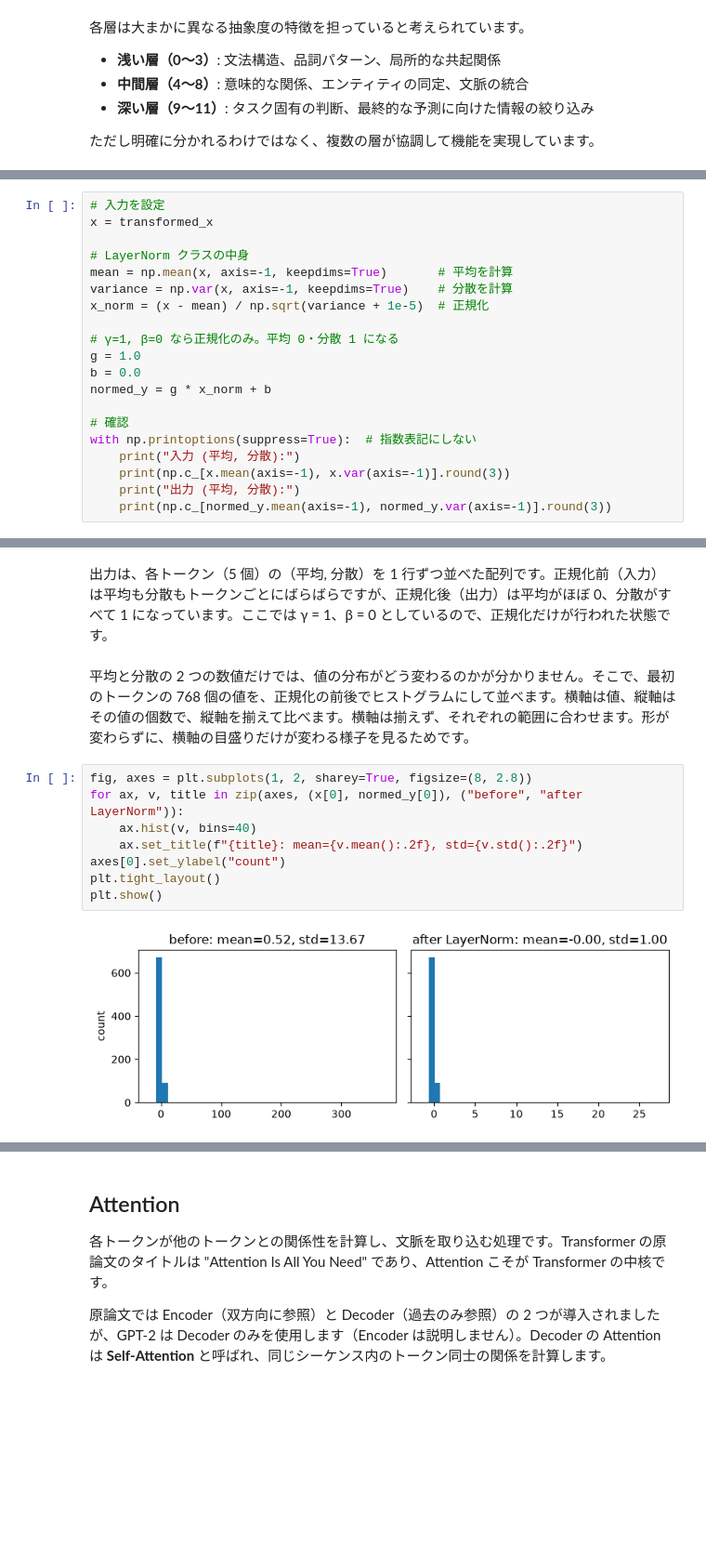
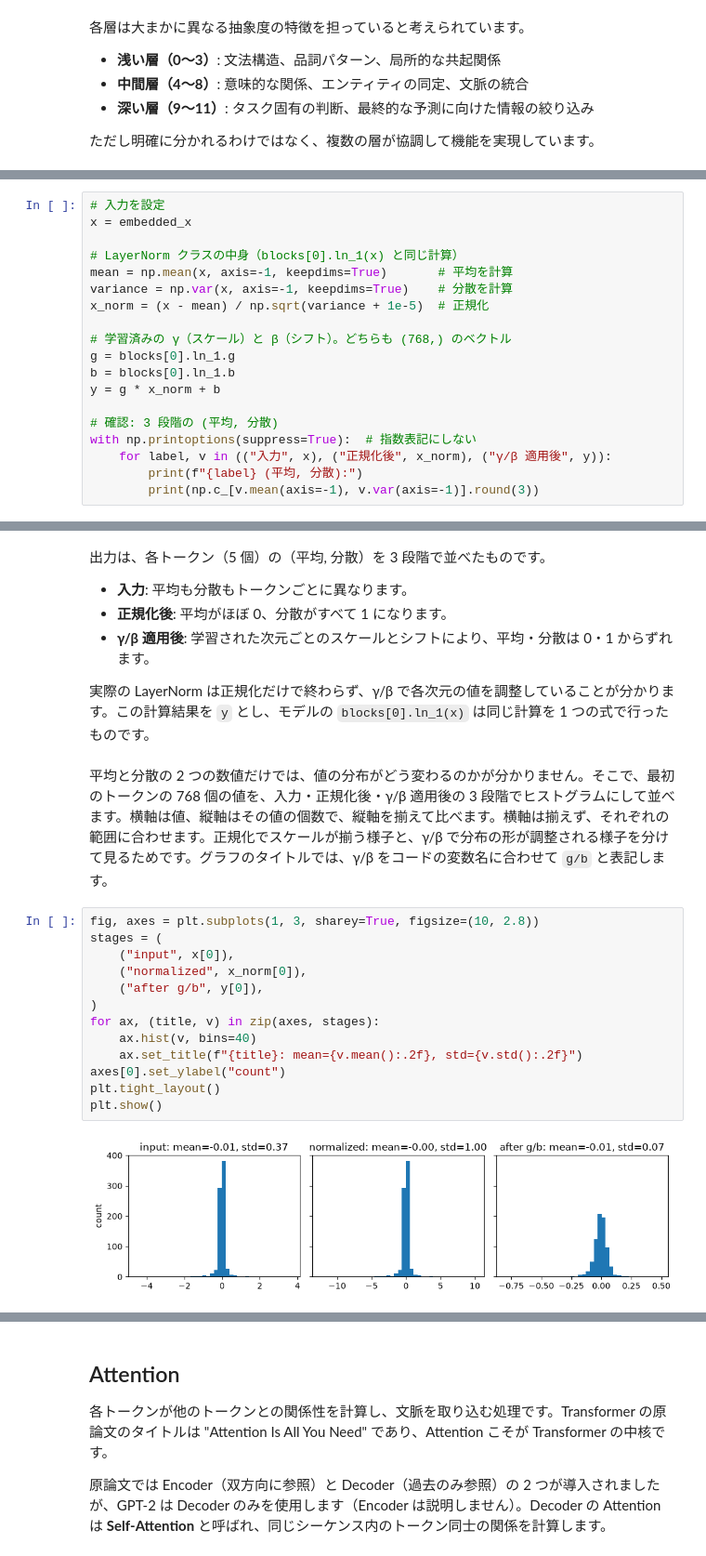
Before and after one commit to 7shi/my-gpt2, a Jupyter notebook: abridged.ipynb, the cells around one changed output, grey strips where cells are left out. Shown at 93% size. Cells and saved outputs as stored; diff of their text form; blank space fills up the shorter version.

```diff
--- a/abridged.ipynb
+++ b/abridged.ipynb
@@ -497,22 +522,21 @@ print("出力:", x)
 # %%
 # 入力を設定
-x = transformed_x
+x = embedded_x
 
-# LayerNorm クラスの中身
+# LayerNorm クラスの中身（blocks[0].ln_1(x) と同じ計算）
 mean = np.mean(x, axis=-1, keepdims=True)       # 平均を計算
 variance = np.var(x, axis=-1, keepdims=True)    # 分散を計算
 x_norm = (x - mean) / np.sqrt(variance + 1e-5)  # 正規化
 
-# γ=1, β=0 なら正規化のみ。平均 0・分散 1 になる
-g = 1.0
-b = 0.0
-normed_y = g * x_norm + b
+# 学習済みの γ（スケール）と β（シフト）。どちらも (768,) のベクトル
+g = blocks[0].ln_1.g
+b = blocks[0].ln_1.b
+y = g * x_norm + b
 
-# 確認
+# 確認: 3 段階の (平均, 分散)
 with np.printoptions(suppress=True):  # 指数表記にしない
-    print("入力 (平均, 分散):")
-    print(np.c_[x.mean(axis=-1), x.var(axis=-1)].round(3))
-    print("出力 (平均, 分散):")
-    print(np.c_[normed_y.mean(axis=-1), normed_y.var(axis=-1)].round(3))
+    for label, v in (("入力", x), ("正規化後", x_norm), ("γ/β 適用後", y)):
+        print(f"{label} (平均, 分散):")
+        print(np.c_[v.mean(axis=-1), v.var(axis=-1)].round(3))
 # %% [output]
 入力 (平均, 分散):
@@ -530,15 +560,26 @@ with np.printoptions(suppress=True):  # 指数表記にしない
 # %% [markdown]
-出力は、各トークン（5 個）の（平均, 分散）を 1 行ずつ並べた配列です。正規化前（入力）は平均も分散もトークンごとにばらばらですが、正規化後（出力）は平均がほぼ 0、分散がすべて 1 になっています。ここでは γ = 1、β = 0 としているので、正規化だけが行われた状態です。
+出力は、各トークン（5 個）の（平均, 分散）を 3 段階で並べたものです。
+
+- **入力**: 平均も分散もトークンごとに異なります。
+- **正規化後**: 平均がほぼ 0、分散がすべて 1 になります。
+- **γ/β 適用後**: 学習された次元ごとのスケールとシフトにより、平均・分散は 0・1 からずれます。
+
+実際の LayerNorm は正規化だけで終わらず、γ/β で各次元の値を調整していることが分かります。この計算結果を `y` とし、モデルの `blocks[0].ln_1(x)` は同じ計算を 1 つの式で行ったものです。
 # %% [markdown]
-平均と分散の 2 つの数値だけでは、値の分布がどう変わるのかが分かりません。そこで、最初のトークンの 768 個の値を、正規化の前後でヒストグラムにして並べます。横軸は値、縦軸はその値の個数で、縦軸を揃えて比べます。横軸は揃えず、それぞれの範囲に合わせます。形が変わらずに、横軸の目盛りだけが変わる様子を見るためです。
+平均と分散の 2 つの数値だけでは、値の分布がどう変わるのかが分かりません。そこで、最初のトークンの 768 個の値を、入力・正規化後・γ/β 適用後の 3 段階でヒストグラムにして並べます。横軸は値、縦軸はその値の個数で、縦軸を揃えて比べます。横軸は揃えず、それぞれの範囲に合わせます。正規化でスケールが揃う様子と、γ/β で分布の形が調整される様子を分けて見るためです。グラフのタイトルでは、γ/β をコードの変数名に合わせて `g/b` と表記します。
 # %%
-fig, axes = plt.subplots(1, 2, sharey=True, figsize=(8, 2.8))
-for ax, v, title in zip(axes, (x[0], normed_y[0]), ("before", "after LayerNorm")):
+fig, axes = plt.subplots(1, 3, sharey=True, figsize=(10, 2.8))
+stages = (
+    ("input", x[0]),
+    ("normalized", x_norm[0]),
+    ("after g/b", y[0]),
+)
+for ax, (title, v) in zip(axes, stages):
     ax.hist(v, bins=40)
     ax.set_title(f"{title}: mean={v.mean():.2f}, std={v.std():.2f}")
 axes[0].set_ylabel("count")
 plt.tight_layout()
 plt.show()
 # %% [output]
-[figure, old version]
+[figure, new version]
 # %% [markdown]
```
Also changed, not shown: parts of 10 cells of this notebook.
